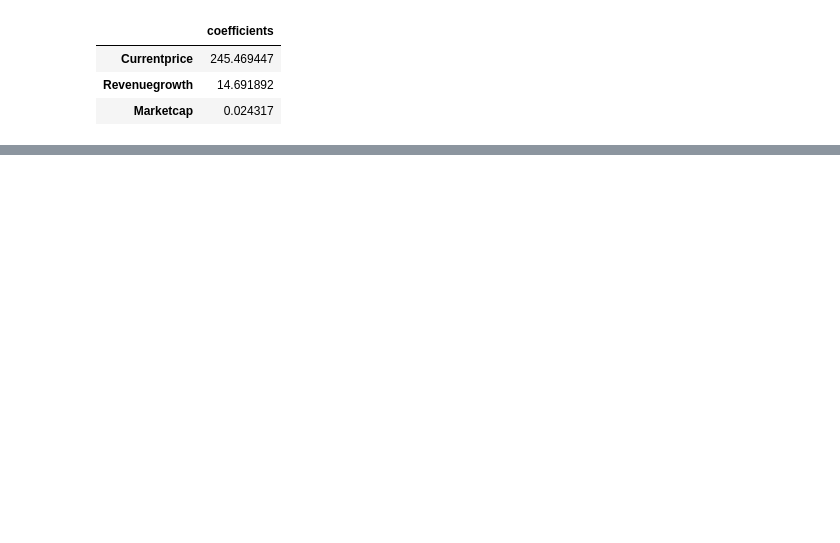
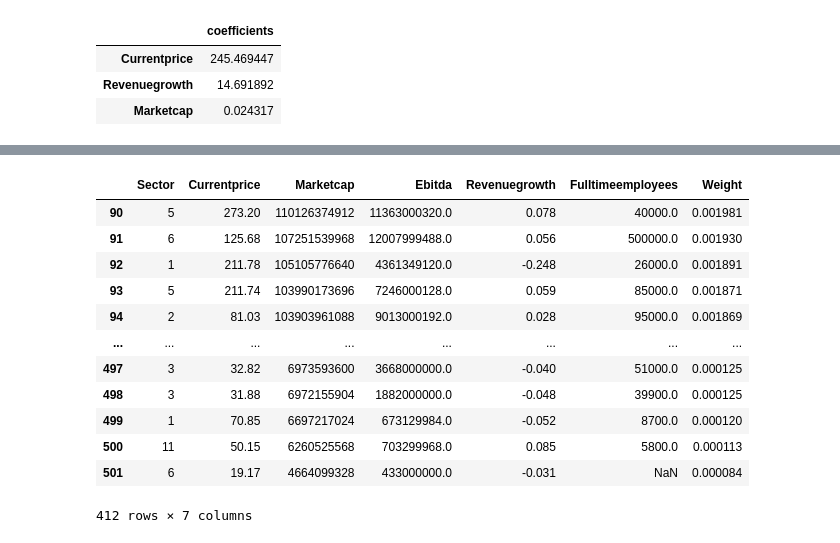
Before and after one commit to Tenzinyo/Stock_Analysis, a Jupyter notebook: stock_analysis.ipynb, the cells around one changed output, grey strips where cells are left out. Saved outputs shown, nothing was run; the diff lists cells and outputs as text; code cells hidden in the pictures; blank space fills up the shorter version.

```diff
--- a/stock_analysis.ipynb
+++ b/stock_analysis.ipynb
@@ -408,0 +440,17 @@ cdf
+# %%
+sp500_binary_df_lowlyWeighted =lowly_Weighted_Stock_df[['Sector','Currentprice', 'Marketcap','Ebitda','Revenuegrowth','Fulltimeemployees','Weight']]
+sp500_binary_df_lowlyWeighted
+# %% [output]
+|  | Sector | Currentprice | Marketcap | Ebitda | Revenuegrowth | Fulltimeemployees | Weight |
+| 90 | 5 | 273.20 | 110126374912 | 11363000320.0 | 0.078 | 40000.0 | 0.001981 |
+| 91 | 6 | 125.68 | 107251539968 | 12007999488.0 | 0.056 | 500000.0 | 0.001930 |
+| 92 | 1 | 211.78 | 105105776640 | 4361349120.0 | -0.248 | 26000.0 | 0.001891 |
+| 93 | 5 | 211.74 | 103990173696 | 7246000128.0 | 0.059 | 85000.0 | 0.001871 |
+| 94 | 2 | 81.03 | 103903961088 | 9013000192.0 | 0.028 | 95000.0 | 0.001869 |
+| ... | ... | ... | ... | ... | ... | ... | ... |
+| 497 | 3 | 32.82 | 6973593600 | 3668000000.0 | -0.040 | 51000.0 | 0.000125 |
+| 498 | 3 | 31.88 | 6972155904 | 1882000000.0 | -0.048 | 39900.0 | 0.000125 |
+| 499 | 1 | 70.85 | 6697217024 | 673129984.0 | -0.052 | 8700.0 | 0.000120 |
+| 500 | 11 | 50.15 | 6260525568 | 703299968.0 | 0.085 | 5800.0 | 0.000113 |
+| 501 | 6 | 19.17 | 4664099328 | 433000000.0 | -0.031 | NaN | 0.000084 |
+412 rows × 7 columns
```
Also changed, not shown: parts of 17 cells of this notebook.
